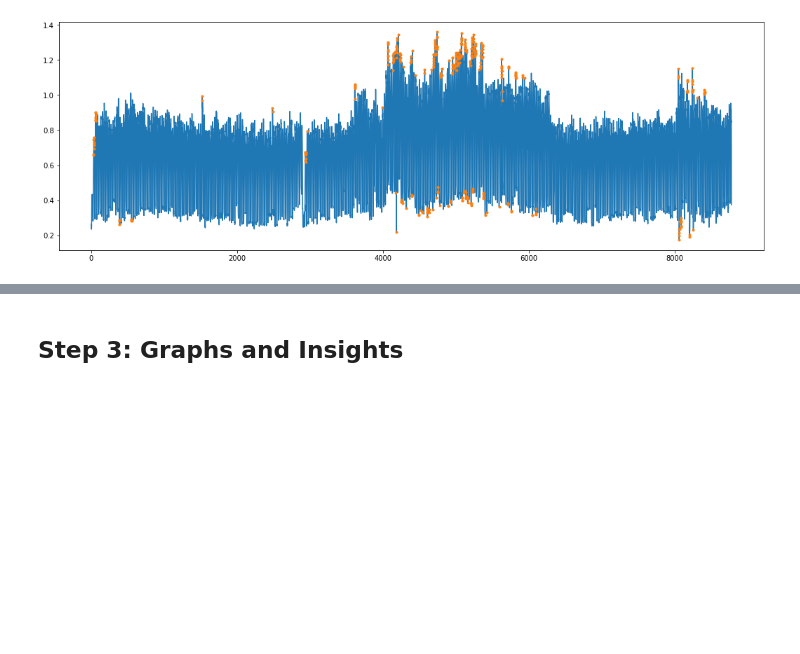
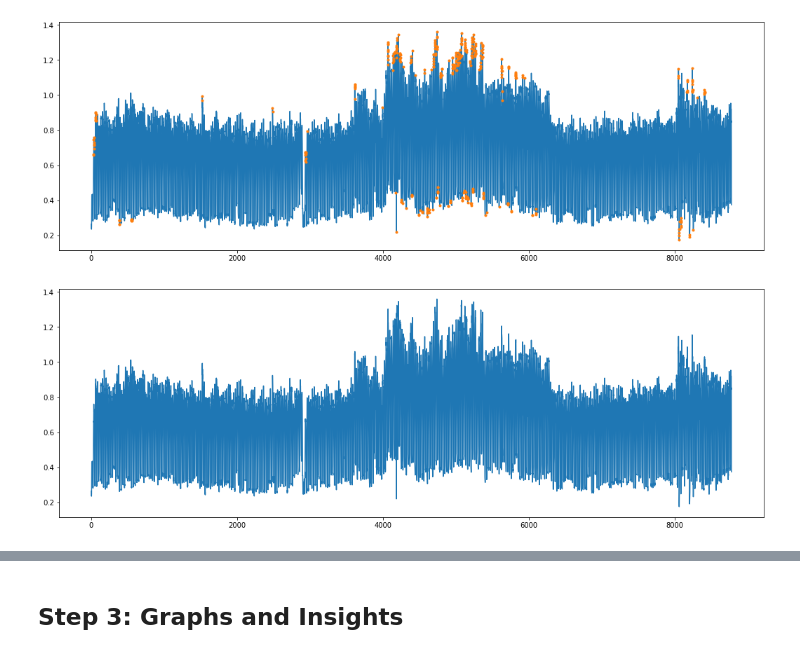
Before and after one commit to AliErenAkkoyun/full-data-science-project, a Jupyter notebook: Untitled.ipynb, the cells around one changed output, grey strips where cells are left out. Saved outputs shown, nothing was run; the diff lists cells and outputs as text; code cells hidden in the pictures; blank space fills up the shorter version.

```diff
--- a/Untitled.ipynb
+++ b/Untitled.ipynb
@@ -284,3 +284,23 @@ plt.plot(rolling_mad_z_score_anomalies,".")
 plt.show()
 # %% [output]
 [figure]
+# %%
+# Interquantile Range
+
+sorted_data = energy_data['consumption'].sort_values()
+
+Q1 = np.percentile(sorted_data, 25)
+Q3 = np.percentile(sorted_data, 75)
+IQR = Q3 - Q1
+
+lower_bound = Q1 - (1.5 * IQR)
+upper_bound = Q3 + (1.5 * IQR)
+
+iqr_anomalies = energy_data["consumption"][(energy_data["consumption"] < lower_bound) | (energy_data["consumption"] > upper_bound)]
+
+plt.figure(figsize=(18,6))
+plt.plot(energy_data["consumption"])
+plt.plot(iqr_anomalies,".")
+plt.show()
+# %% [output]
+[figure, added]
```
Also changed, not shown: parts of 3 cells of this notebook.
